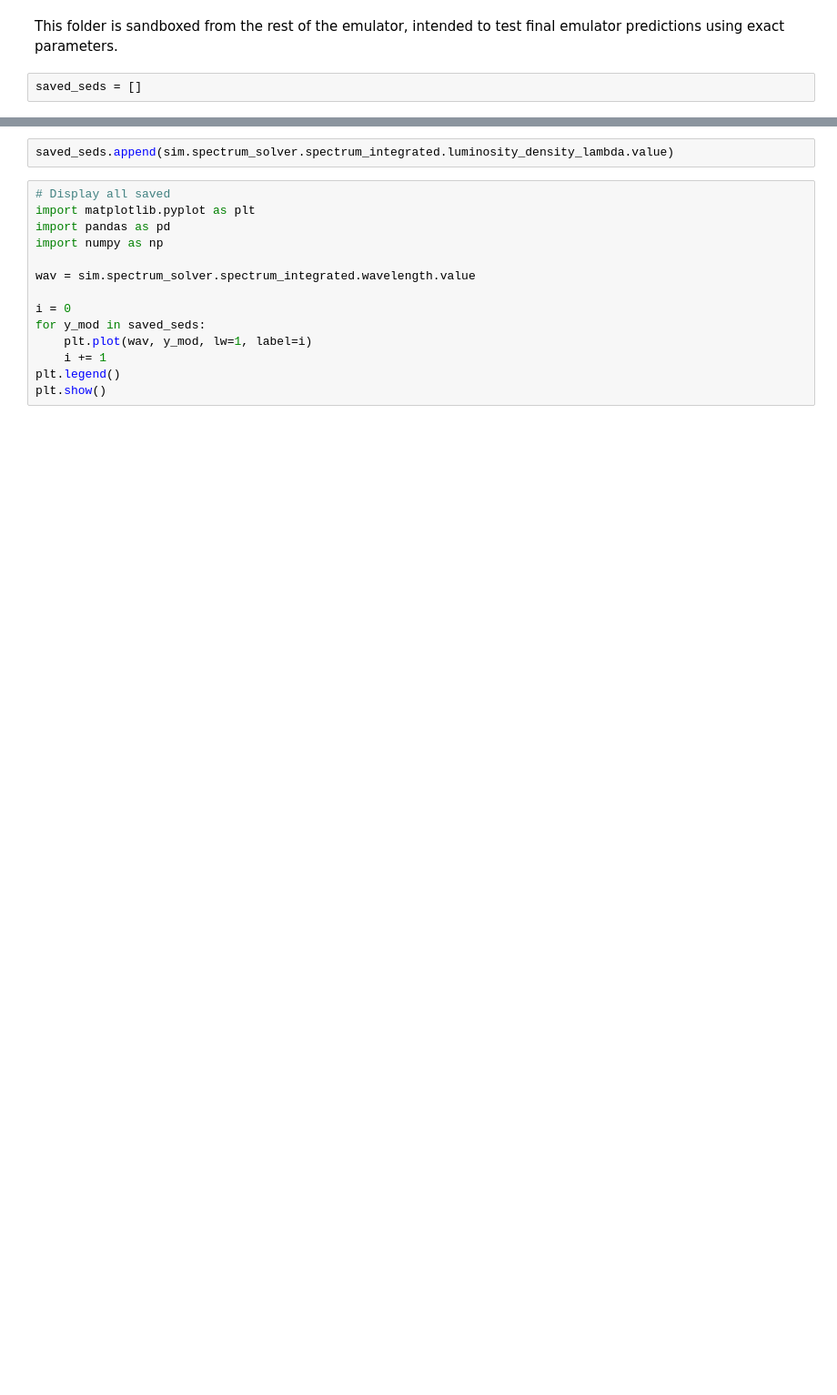
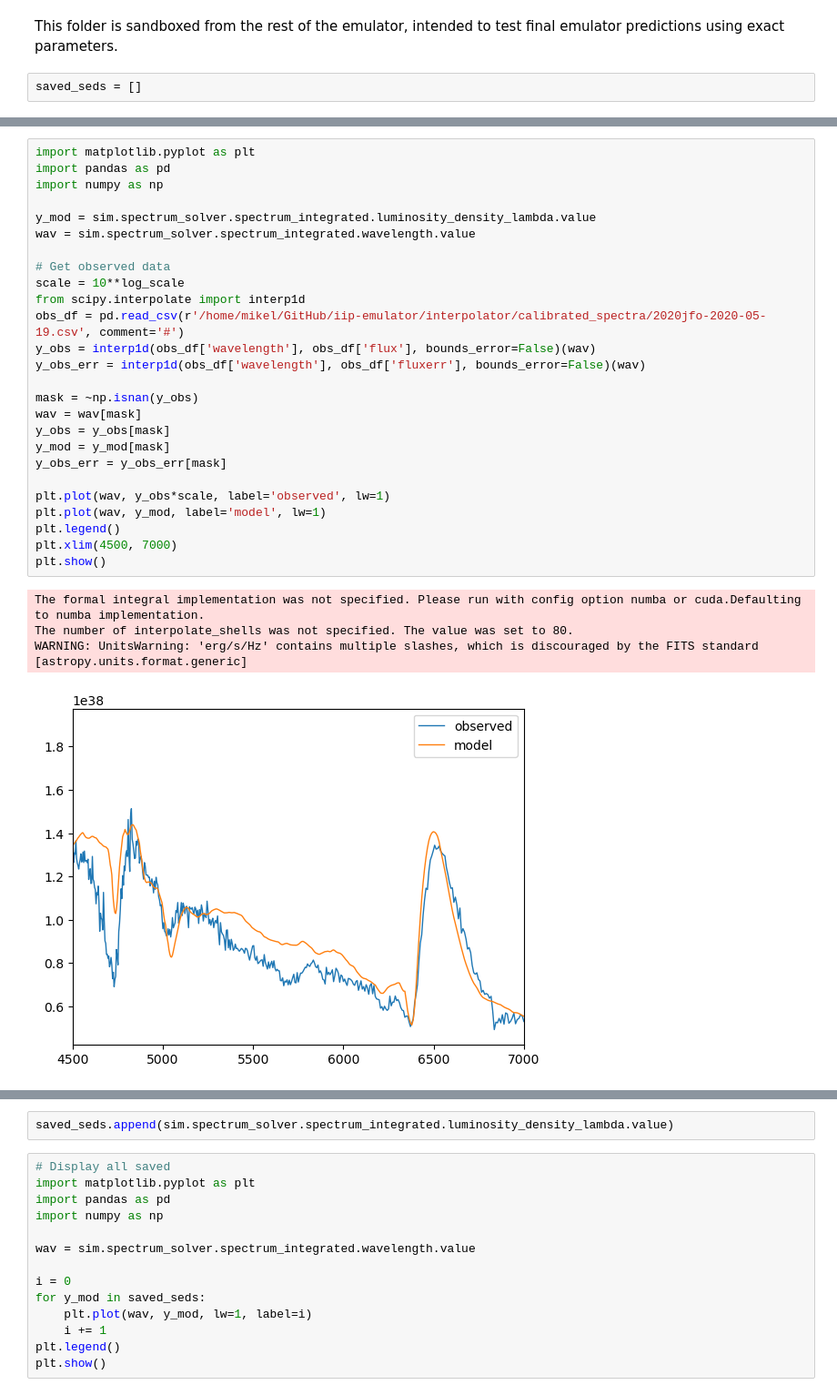
Before and after one commit to MichaelLukaszyk/iip-emulator, a Jupyter notebook: tardis_sandbox/tardis_sandbox.ipynb, the cells around one changed output, grey strips where cells are left out. Shown at 91% size. Drawn from its saved outputs; the diff is of its cells as text; blank space fills up the shorter version.

```diff
--- a/tardis_sandbox/tardis_sandbox.ipynb
+++ b/tardis_sandbox/tardis_sandbox.ipynb
@@ -57,3 +64,34 @@ Zeta_data missing - replaced with 1s. Missing ions: [(12, 13), (14, 15), (16, 17
+# %%
+import matplotlib.pyplot as plt
+import pandas as pd
+import numpy as np
+
+y_mod = sim.spectrum_solver.spectrum_integrated.luminosity_density_lambda.value
+wav = sim.spectrum_solver.spectrum_integrated.wavelength.value
+
+# Get observed data
+scale = 10**log_scale
+from scipy.interpolate import interp1d
+obs_df = pd.read_csv(r'/home/mikel/GitHub/iip-emulator/interpolator/calibrated_spectra/2020jfo-2020-05-19.csv', comment='#')
+y_obs = interp1d(obs_df['wavelength'], obs_df['flux'], bounds_error=False)(wav)
+y_obs_err = interp1d(obs_df['wavelength'], obs_df['fluxerr'], bounds_error=False)(wav)
+
+mask = ~np.isnan(y_obs)
+wav = wav[mask]
+y_obs = y_obs[mask]
+y_mod = y_mod[mask]
+y_obs_err = y_obs_err[mask]
+
+plt.plot(wav, y_obs*scale, label='observed', lw=1)
+plt.plot(wav, y_mod, label='model', lw=1)
+plt.legend()
+plt.xlim(4500, 7000)
+plt.show()
+# %% [output]
+The formal integral implementation was not specified. Please run with config option numba or cuda.Defaulting to numba implementation.
+The number of interpolate_shells was not specified. The value was set to 80.
+WARNING: UnitsWarning: 'erg/s/Hz' contains multiple slashes, which is discouraged by the FITS standard [astropy.units.format.generic]
+[figure, added]
 # %%
 import matplotlib.pyplot as plt
 import pandas as pd
```
Also changed, not shown: parts of 2 cells of this notebook, 8 other files.
